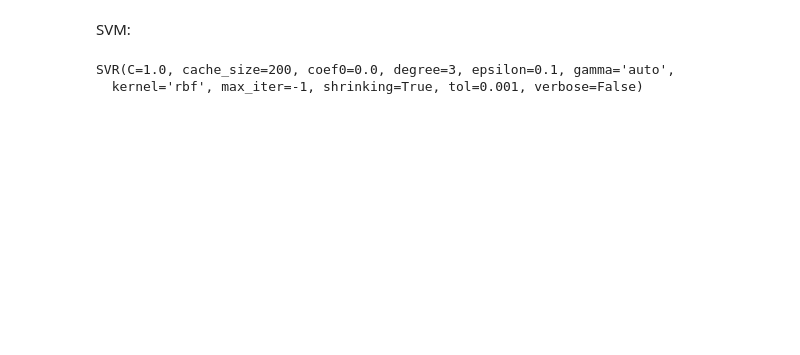
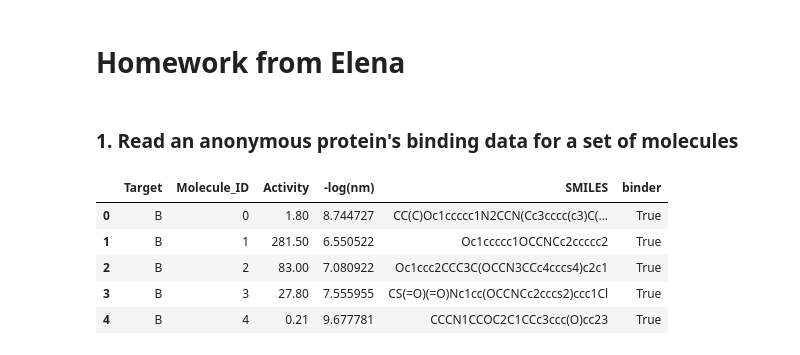
Before and after one commit to ZiqiTang919/python-exercise, a Jupyter notebook: hw_10-18-2017.ipynb, the cells around one changed output. Drawn from its saved outputs; the diff is of its cells as text; code cells hidden in the pictures; blank space fills up the shorter version.

```diff
--- a/hw_10-18-2017.ipynb
+++ b/hw_10-18-2017.ipynb
@@ -129,9 +1,2 @@ array([  1.17561237e-04,   1.28461289e-04,   2.82687877e-03, ...,
-# %% [markdown]
-SVM:
-# %%
-from sklearn import svm
-svr = svm.SVR()
-svr.fit(fps, activity)
-# %% [output]
-SVR(C=1.0, cache_size=200, coef0=0.0, degree=3, epsilon=0.1, gamma='auto',
-  kernel='rbf', max_iter=-1, shrinking=True, tol=0.001, verbose=False)
+# %% [markdown]
+# Homework from Elena
@@ -137,0 +37,16 @@ SVR(C=1.0, cache_size=200, coef0=0.0, degree=3, epsilon=0.1, gamma='auto',
+# %% [markdown]
+### 1. Read  an anonymous protein's binding data for a set of molecules
+# %%
+data = pd.read_csv("query_smiles_for_tc_train_anonymized.csv",sep='\t', index_col = 0)
+
+data.insert(3, '-log(nm)', [convert_to_pki(affinities) for affinities in data['Activity']]) # convert avtivity to -log(nm)
+data['binder'] = data['-log(nm)'] > 5.0   # molecules have -log(nM) bigger than 5.0 are considered as binders to the protein
+
+data.head()
+# %% [output]
+|  | Target | Molecule_ID | Activity | -log(nm) | SMILES | binder |
+| 0 | B | 0 | 1.80 | 8.744727 | CC(C)Oc1ccccc1N2CCN(Cc3cccc(c3)C(... | True |
+| 1 | B | 1 | 281.50 | 6.550522 | Oc1ccccc1OCCNCc2ccccc2 | True |
+| 2 | B | 2 | 83.00 | 7.080922 | Oc1ccc2CCC3C(OCCN3CCc4cccs4)c2c1 | True |
+| 3 | B | 3 | 27.80 | 7.555955 | CS(=O)(=O)Nc1cc(OCCNCc2cccs2)ccc1Cl | True |
+| 4 | B | 4 | 0.21 | 9.677781 | CCCN1CCOC2C1CCc3ccc(O)cc23 | True |
```
Also changed, not shown: parts of 41 cells of this notebook.
